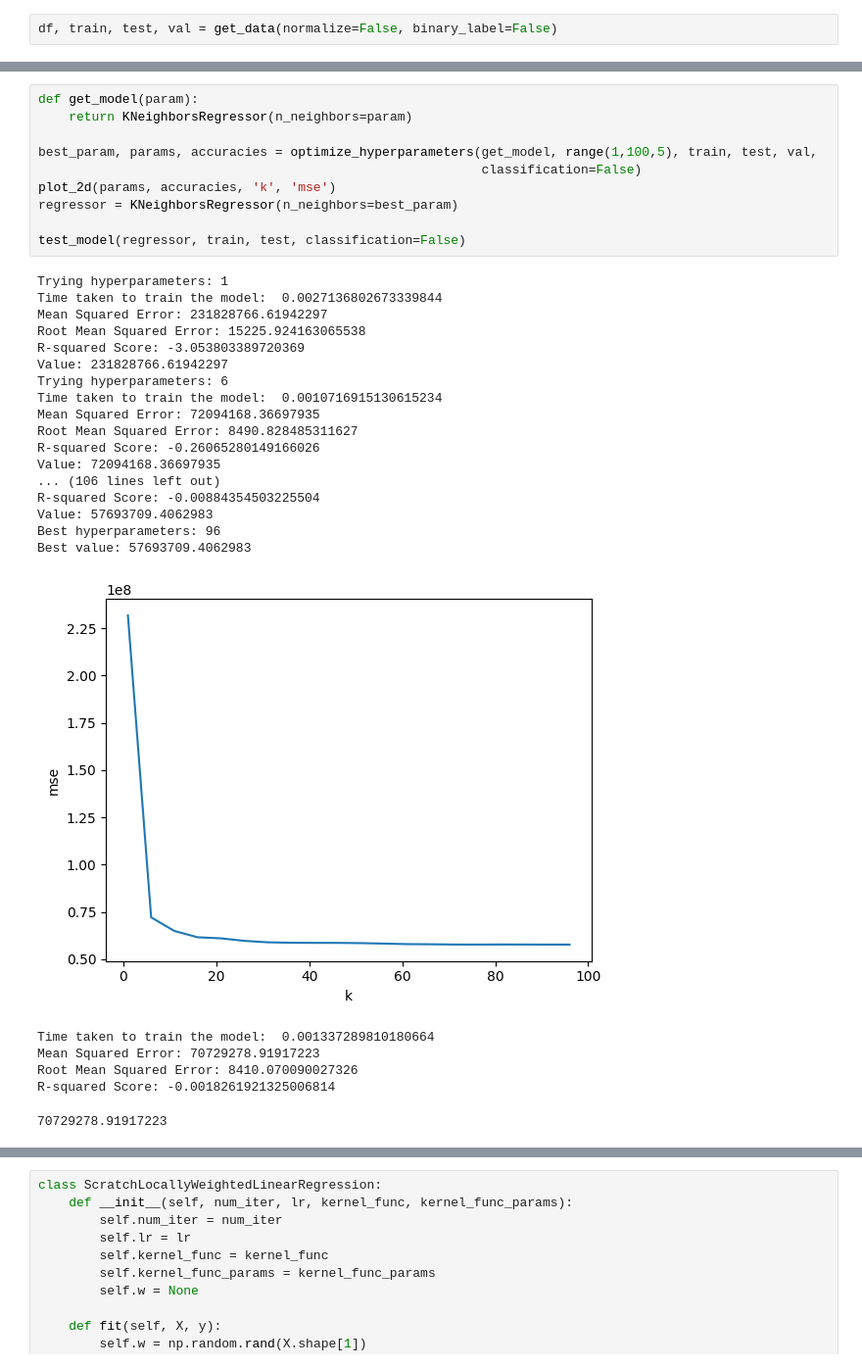
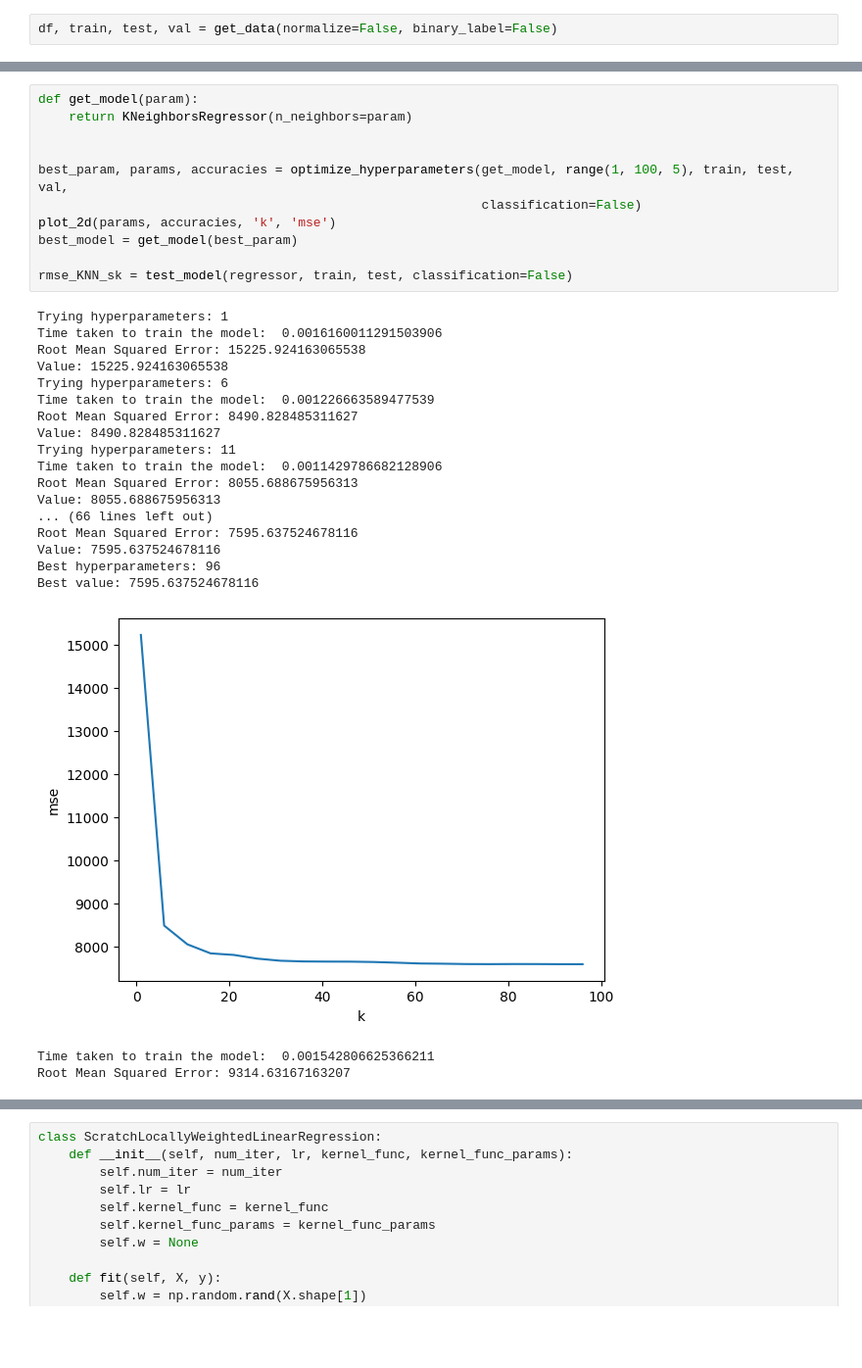
Before and after one commit to VMCvastry/ArtificialInteligenceHomework, a Jupyter notebook: Fondamenti_di_IA_homework_2023_k_nearest.ipynb, the cells around one changed output, grey strips where cells are left out. Shown at 98% size. Saved outputs shown, nothing was run; the diff lists cells and outputs as text; blank space fills up the shorter version.

```diff
--- a/Fondamenti_di_IA_homework_2023_k_nearest.ipynb
+++ b/Fondamenti_di_IA_homework_2023_k_nearest.ipynb
@@ -98,35 +102,33 @@ R-squared Score: -0.22892257989135567
 # %%
 def get_model(param):
     return KNeighborsRegressor(n_neighbors=param)
 
-best_param, params, accuracies = optimize_hyperparameters(get_model, range(1,100,5), train, test, val,
+
+best_param, params, accuracies = optimize_hyperparameters(get_model, range(1, 100, 5), train, test, val,
                                                           classification=False)
 plot_2d(params, accuracies, 'k', 'mse')
-regressor = KNeighborsRegressor(n_neighbors=best_param)
+best_model = get_model(best_param)
 
-test_model(regressor, train, test, classification=False)
+rmse_KNN_sk = test_model(regressor, train, test, classification=False)
 # %% [output]
 Trying hyperparameters: 1
-Time taken to train the model:  0.0027136802673339844
-Mean Squared Error: 231828766.61942297
+Time taken to train the model:  0.0016160011291503906
 Root Mean Squared Error: 15225.924163065538
-R-squared Score: -3.053803389720369
-Value: 231828766.61942297
+Value: 15225.924163065538
 Trying hyperparameters: 6
-Time taken to train the model:  0.0010716915130615234
-Mean Squared Error: 72094168.36697935
+Time taken to train the model:  0.001226663589477539
 Root Mean Squared Error: 8490.828485311627
-R-squared Score: -0.26065280149166026
-Value: 72094168.36697935
-... (106 lines left out)
-R-squared Score: -0.00884354503225504
-Value: 57693709.4062983
+Value: 8490.828485311627
+Trying hyperparameters: 11
+Time taken to train the model:  0.0011429786682128906
+Root Mean Squared Error: 8055.688675956313
+Value: 8055.688675956313
+... (66 lines left out)
+Root Mean Squared Error: 7595.637524678116
+Value: 7595.637524678116
 Best hyperparameters: 96
-Best value: 57693709.4062983
+Best value: 7595.637524678116
-[figure, old version]
+[figure, new version]
-Time taken to train the model:  0.001337289810180664
-Mean Squared Error: 70729278.91917223
-Root Mean Squared Error: 8410.070090027326
-R-squared Score: -0.0018261921325006814
+Time taken to train the model:  0.001542806625366211
+Root Mean Squared Error: 9314.63167163207
-70729278.91917223
 # %%
```
Also changed, not shown: parts of 12 cells of this notebook.
